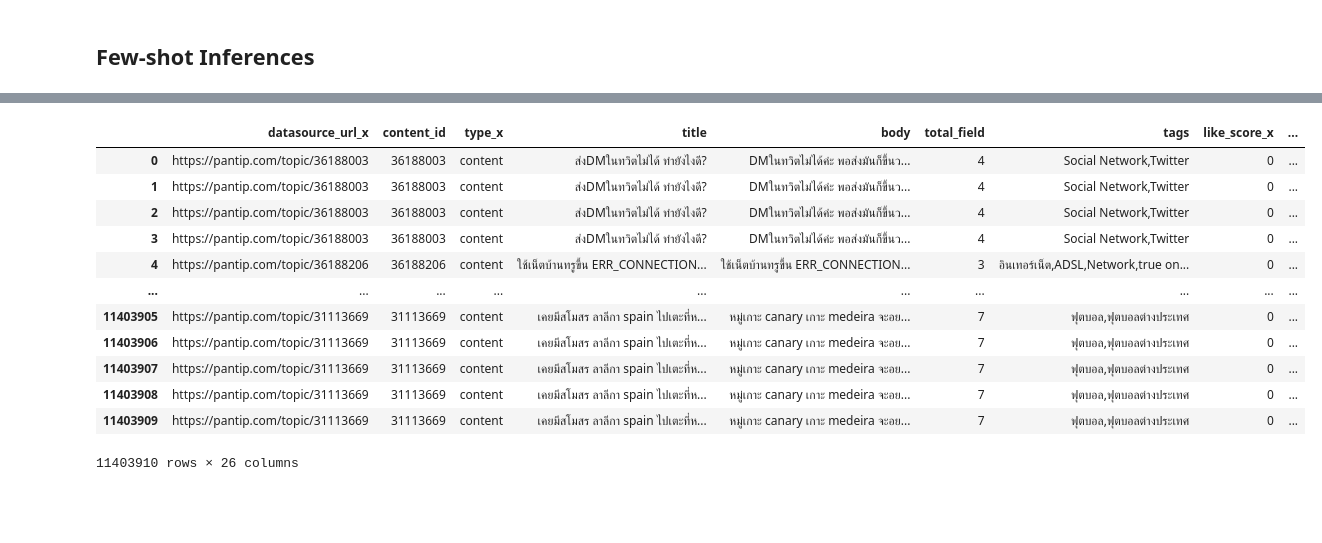
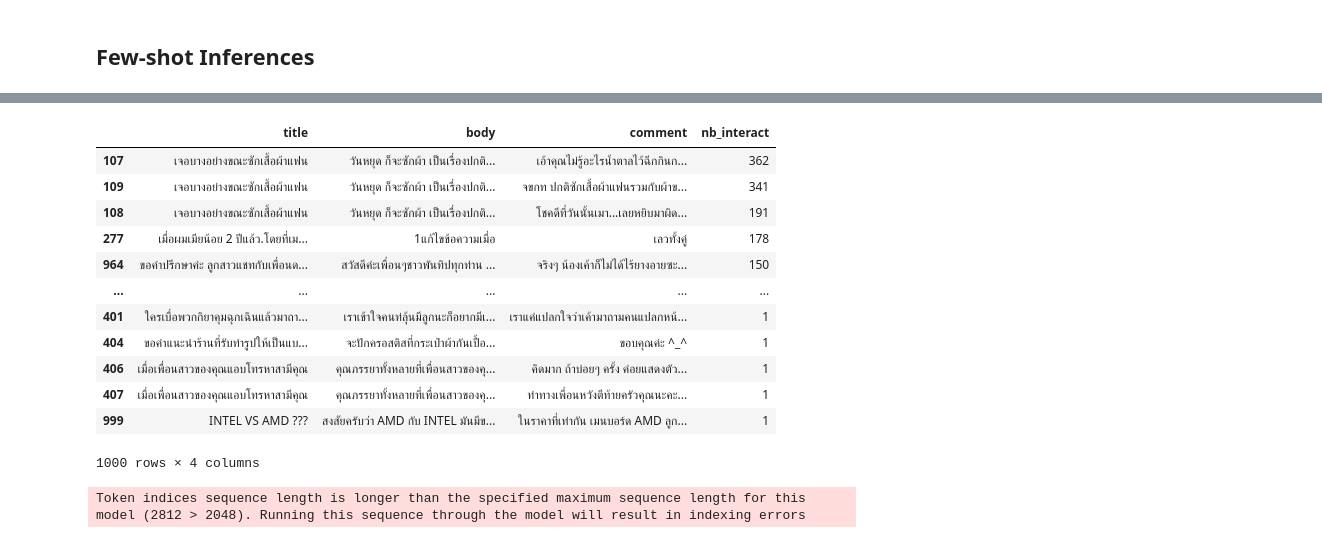
Before and after one commit to PyThaiNLP/WangChanGLM, a Jupyter notebook: notebook/explore_xglm.ipynb, the cells around one changed output, grey strips where cells are left out. Drawn from its saved outputs; the diff is of its cells as text; code cells hidden in the pictures; blank space fills up the shorter version.

Commit message:
process pantip-large as pantip-human-preference (php)

```diff
--- a/notebook/explore_xglm.ipynb
+++ b/notebook/explore_xglm.ipynb
@@ -176,6 +220,8 @@ from datasets import Dataset
 
 # Define the file path
 all_df = pd.read_csv('../data_large/all_df.csv')
+all_df['body'] = all_df['body'].map(lambda x: x.split('แก้ไขข้อความเมื่อ')[0])
+all_df['comment'] = all_df['comment'].map(lambda x: x.split('แก้ไขข้อความเมื่อ')[0])
 
 # # Create a Hugging Face dataset from the list of lines
 # dataset = Dataset.from_dict({"text": lines})
@@ -182,16 +248,27 @@ all_df = pd.read_csv('../data_large/all_df.csv')
 # %%
-all_df[['title','body','']]
+sample_df = all_df[all_df.nb_interact>0][['title','body','comment','nb_interact']]\
+                .head(1000).reset_index(drop=True)
+sample_df.sort_values('nb_interact',ascending=False)
 # %% [output]
-|  | datasource_url_x | content_id | type_x | title | body | total_field | tags | like_score_x | ... |
-| 0 | https://pantip.com/topic/36188003 | 36188003 | content | ส่งDMในทวิตไม่ได้ ทำยังไงดี? | DMในทวิตไม่ได้ค่ะ พอส่งมันก็ขึ้นว... | 4 | Social Network,Twitter | 0 | ... |
-| 1 | https://pantip.com/topic/36188003 | 36188003 | content | ส่งDMในทวิตไม่ได้ ทำยังไงดี? | DMในทวิตไม่ได้ค่ะ พอส่งมันก็ขึ้นว... | 4 | Social Network,Twitter | 0 | ... |
-| 2 | https://pantip.com/topic/36188003 | 36188003 | content | ส่งDMในทวิตไม่ได้ ทำยังไงดี? | DMในทวิตไม่ได้ค่ะ พอส่งมันก็ขึ้นว... | 4 | Social Network,Twitter | 0 | ... |
-| 3 | https://pantip.com/topic/36188003 | 36188003 | content | ส่งDMในทวิตไม่ได้ ทำยังไงดี? | DMในทวิตไม่ได้ค่ะ พอส่งมันก็ขึ้นว... | 4 | Social Network,Twitter | 0 | ... |
-| 4 | https://pantip.com/topic/36188206 | 36188206 | content | ใช้เน็ตบ้านทรูขึ้น ERR_CONNECTION... | ใช้เน็ตบ้านทรูขึ้น ERR_CONNECTION... | 3 | อินเทอร์เน็ต,ADSL,Network,true on... | 0 | ... |
-| ... | ... | ... | ... | ... | ... | ... | ... | ... | ... |
-| 11403905 | https://pantip.com/topic/31113669 | 31113669 | content | เคยมีสโมสร ลาลีกา spain ไปเตะที่ห... | หมู่เกาะ canary เกาะ medeira จะอย... | 7 | ฟุตบอล,ฟุตบอลต่างประเทศ | 0 | ... |
-| 11403906 | https://pantip.com/topic/31113669 | 31113669 | content | เคยมีสโมสร ลาลีกา spain ไปเตะที่ห... | หมู่เกาะ canary เกาะ medeira จะอย... | 7 | ฟุตบอล,ฟุตบอลต่างประเทศ | 0 | ... |
-| 11403907 | https://pantip.com/topic/31113669 | 31113669 | content | เคยมีสโมสร ลาลีกา spain ไปเตะที่ห... | หมู่เกาะ canary เกาะ medeira จะอย... | 7 | ฟุตบอล,ฟุตบอลต่างประเทศ | 0 | ... |
-| 11403908 | https://pantip.com/topic/31113669 | 31113669 | content | เคยมีสโมสร ลาลีกา spain ไปเตะที่ห... | หมู่เกาะ canary เกาะ medeira จะอย... | 7 | ฟุตบอล,ฟุตบอลต่างประเทศ | 0 | ... |
-| 11403909 | https://pantip.com/topic/31113669 | 31113669 | content | เคยมีสโมสร ลาลีกา spain ไปเตะที่ห... | หมู่เกาะ canary เกาะ medeira จะอย... | 7 | ฟุตบอล,ฟุตบอลต่างประเทศ | 0 | ... |
+|  | title | body | comment | nb_interact |
+| 107 | เจอบางอย่างขณะซักเสื้อผ้าแฟน | วันหยุด ก็จะซักผ้า เป็นเรื่องปกติ... | เอ้าคุณไม่รู้อะไรน้ำตาลไว้ฉีกกินก... | 362 |
+| 109 | เจอบางอย่างขณะซักเสื้อผ้าแฟน | วันหยุด ก็จะซักผ้า เป็นเรื่องปกติ... | จขกท ปกติซักเสื้อผ้าแฟนรวมกับผ้าข... | 341 |
+| 108 | เจอบางอย่างขณะซักเสื้อผ้าแฟน | วันหยุด ก็จะซักผ้า เป็นเรื่องปกติ... | โชคดีที่วันนั้นเมา...เลยหยิบมาผิด... | 191 |
+| 277 | เมื่อผมเมียน้อย 2 ปีแล้ว.โดยที่เม... | 1แก้ไขข้อความเมื่อ | เลวทั้งคู่ | 178 |
+| 964 | ขอคำปรึกษาค่ะ ลูกสาวแชทกับเพื่อนด... | สวัสดีค่ะเพื่อนๆชาวพันทิปทุกท่าน ... | จริงๆ น้องเค้าก็ไม่ได้ไร้ยางอายซะ... | 150 |
+| ... | ... | ... | ... | ... |
+| 401 | ใครเบื่อพวกกิยาคุมฉุกเฉินแล้วมาถา... | เราเข้าใจคนท่ลุ้นมีลูกนะก็อยากมีเ... | เราแค่แปลกใจว่าเค้ามาถามคนแปลกหน้... | 1 |
+| 404 | ขอคำแนะนำร้านที่รับทำรูปให้เป็นแบ... | จะปักครอสติสที่กระเป๋าผ้ากันเปื้อ... | ขอบคุณค่ะ ^_^ | 1 |
+| 406 | เมื่อเพื่อนสาวของคุณแอบโทรหาสามีคุณ | คุณภรรยาทั้งหลายที่เพื่อนสาวของคุ... | คิดมาก ถ้าบ่อยๆ ครั้ง ค่อยแสดงตัว... | 1 |
+| 407 | เมื่อเพื่อนสาวของคุณแอบโทรหาสามีคุณ | คุณภรรยาทั้งหลายที่เพื่อนสาวของคุ... | ท่าทางเพื่อนหวังตีท้ายครัวคุณนะคะ... | 1 |
+| 999 | INTEL VS AMD ??? | สงสัยครับว่า AMD กับ INTEL มันมีข... | ในราคาที่เท่ากัน เมนบอร์ด AMD ลูก... | 1 |
-11403910 rows × 26 columns
+1000 rows × 4 columns
+# %%
+sample_df['nb_token_title'] = sample_df.title\
+    .map(lambda x: len([tokenizer.decode(i) for i in tokenizer.encode(x)]))
+sample_df['nb_token_body'] = sample_df.body\
+    .map(lambda x: len([tokenizer.decode(i) for i in tokenizer.encode(x)]))
+sample_df['nb_token_comment'] = sample_df.comment\
+    .map(lambda x: len([tokenizer.decode(i) for i in tokenizer.encode(x)]))
+# %% [output]
+Token indices sequence length is longer than the specified maximum sequence length for this model (2812 > 2048). Running this sequence through the model will result in indexing errors
```
Also changed, not shown: parts of 28 cells of this notebook, 1 other file.
